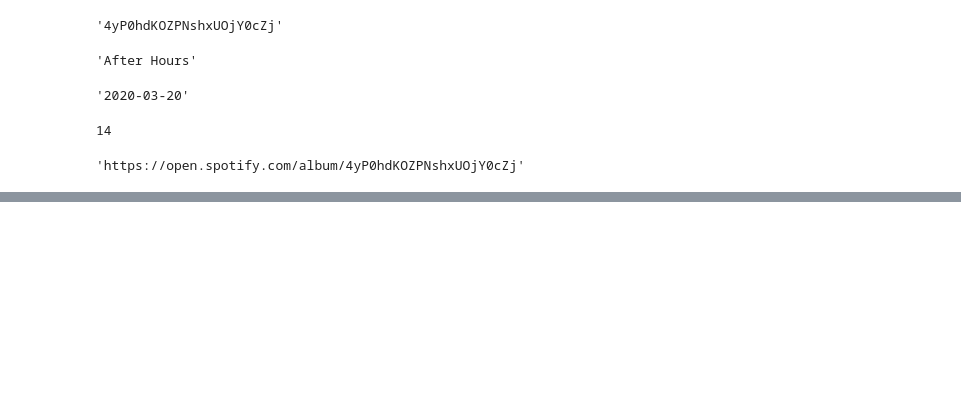
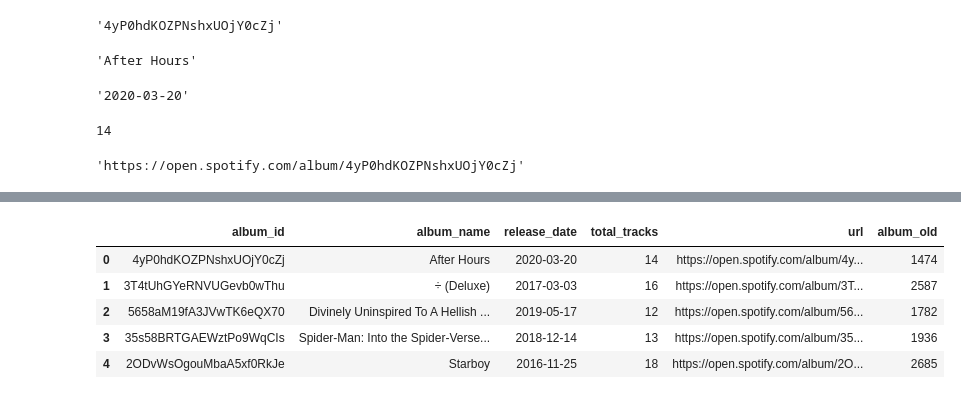
Before and after one commit to MarkPhamm/spotify_app, a Jupyter notebook: spotify_app/ETL.ipynb, the cells around one changed output, grey strips where cells are left out. Cells and saved outputs as stored; diff of their text form; code cells hidden in the pictures; blank space fills up the shorter version.

```diff
--- a/spotify_app/ETL.ipynb
+++ b/spotify_app/ETL.ipynb
@@ -141,9 +120,9 @@ data['items'][0]['track']['album']['external_urls']['spotify']
 album_list = []
 for row in data['items']:
     album_id = row['track']['album']['id']
-    album_name = album_id = row['track']['album']['name']
-    album_release_date = album_id = row['track']['album']['release_date']
-    album_total_tracks = album_id = row['track']['album']['total_tracks']
+    album_name = row['track']['album']['name']
+    album_release_date = row['track']['album']['release_date']
+    album_total_tracks = row['track']['album']['total_tracks']
     album_url = row['track']['album']['external_urls']['spotify']
     album_element = {'album_id':album_id, 'name':album_name, 'release_date' :album_release_date, 'total_tracks':album_total_tracks, 'url':album_url}
     album_list.append(album_element)
@@ -313,0 +219,9 @@ memory usage: 54.3+ KB
+# %%
+now = datetime.now().date()
+album_df = pd.DataFrame.from_dict(album_list)
+# album_df = album_df.drop_duplicates(subset=['album_id'])
+album_df['release_date'] = pd.to_datetime(album_df['release_date'],format='mixed')
+album_df['album_old'] = now - album_df['release_date'].dt.date
+album_df['album_old'] = album_df['album_old'].apply(lambda x: x.days)
+album_df = album_df.rename(columns={'name': 'album_name'})
+album_df['album_name'] = album_df['album_name'].str.replace(',', ';')
@@ -313,0 +253,9 @@ memory usage: 54.3+ KB
+# %%
+album_df.head()
+# %% [output]
+|  | album_id | album_name | release_date | total_tracks | url | album_old |
+| 0 | 4yP0hdKOZPNshxUOjY0cZj | After Hours | 2020-03-20 | 14 | https://open.spotify.com/album/4y... | 1474 |
+| 1 | 3T4tUhGYeRNVUGevb0wThu | ÷ (Deluxe) | 2017-03-03 | 16 | https://open.spotify.com/album/3T... | 2587 |
+| 2 | 5658aM19fA3JVwTK6eQX70 | Divinely Uninspired To A Hellish ... | 2019-05-17 | 12 | https://open.spotify.com/album/56... | 1782 |
+| 3 | 35s58BRTGAEWztPo9WqCIs | Spider-Man: Into the Spider-Verse... | 2018-12-14 | 13 | https://open.spotify.com/album/35... | 1936 |
+| 4 | 2ODvWsOgouMbaA5xf0RkJe | Starboy | 2016-11-25 | 18 | https://open.spotify.com/album/2O... | 2685 |
```
Also changed, not shown: parts of 37 cells of this notebook, 5 other files.
